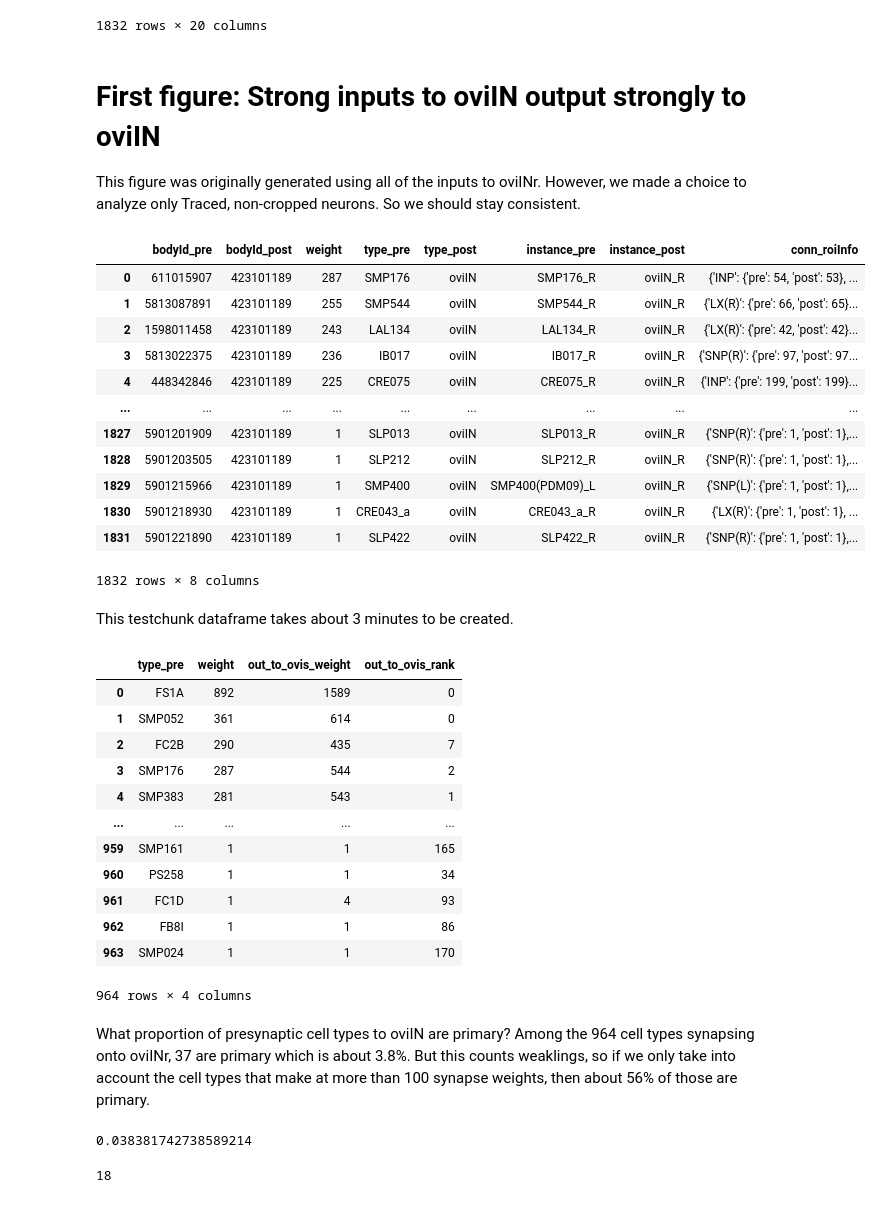
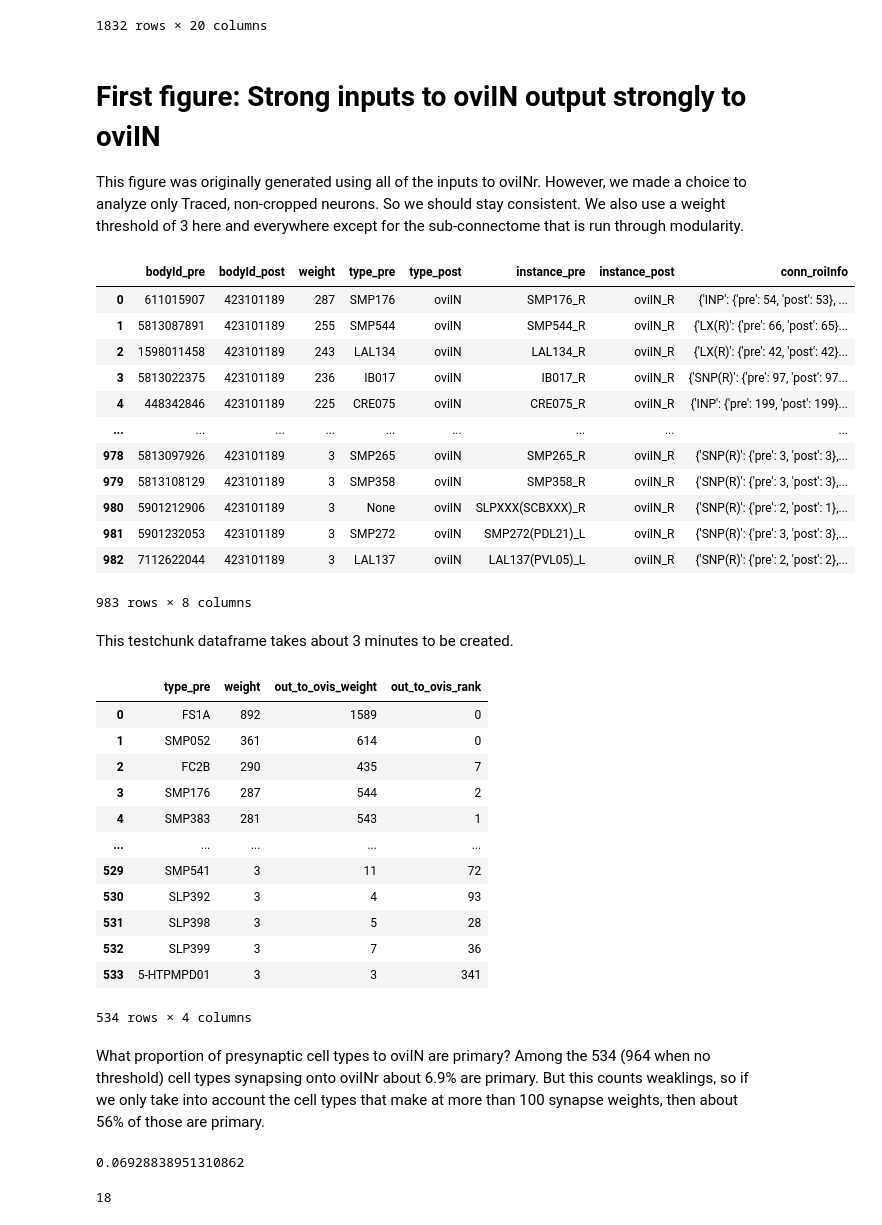
Before and after one commit to Gutierrez-lab/oviIN-inputs, a Jupyter notebook: hub_bespoke.ipynb, the cells around one changed output. Drawn from its saved outputs; the diff is of its cells as text; code cells hidden in the pictures.

```diff
--- a/hub_bespoke.ipynb
+++ b/hub_bespoke.ipynb
@@ -104,26 +93,28 @@ ovi_in_merged
 1832 rows × 20 columns
 # %% [markdown]
 # First figure: Strong inputs to oviIN output strongly to oviIN
-This figure was originally generated using all of the inputs to oviINr. However, we made a choice to analyze only Traced, non-cropped neurons. So we should stay consistent.
+This figure was originally generated using all of the inputs to oviINr. However, we made a choice to analyze only Traced, non-cropped neurons. So we should stay consistent. We also use a weight threshold of 3 here and everywhere except for the sub-connectome that is run through modularity.
 # %%
 # inputs to oviINr
-#ovi_inputs = fetch_simple_connections(None,oviINr_bodyID,min_weight=1)
-ovi_inputs = fetch_simple_connections(mod['id'],oviINr_bodyID,min_weight=1)
+weight_threshold = 3
+from neuprint import NeuronCriteria as NC
+#ovi_inputs = fetch_simple_connections(None,oviINr_bodyID,min_weight=weight_threshold)
+ovi_inputs = fetch_simple_connections(NC(status='Traced', cropped=False),oviINr_bodyID,min_weight=weight_threshold)
 ovi_inputs
 # %% [output]
 |  | bodyId_pre | bodyId_post | weight | type_pre | type_post | instance_pre | instance_post | conn_roiInfo |
 | 0 | 611015907 | 423101189 | 287 | SMP176 | oviIN | SMP176_R | oviIN_R | {'INP': {'pre': 54, 'post': 53}, ... |
 | 1 | 5813087891 | 423101189 | 255 | SMP544 | oviIN | SMP544_R | oviIN_R | {'LX(R)': {'pre': 66, 'post': 65}... |
 | 2 | 1598011458 | 423101189 | 243 | LAL134 | oviIN | LAL134_R | oviIN_R | {'LX(R)': {'pre': 42, 'post': 42}... |
 | 3 | 5813022375 | 423101189 | 236 | IB017 | oviIN | IB017_R | oviIN_R | {'SNP(R)': {'pre': 97, 'post': 97... |
 | 4 | 448342846 | 423101189 | 225 | CRE075 | oviIN | CRE075_R | oviIN_R | {'INP': {'pre': 199, 'post': 199}... |
 | ... | ... | ... | ... | ... | ... | ... | ... | ... |
-| 1827 | 5901201909 | 423101189 | 1 | SLP013 | oviIN | SLP013_R | oviIN_R | {'SNP(R)': {'pre': 1, 'post': 1},... |
-| 1828 | 5901203505 | 423101189 | 1 | SLP212 | oviIN | SLP212_R | oviIN_R | {'SNP(R)': {'pre': 1, 'post': 1},... |
-| 1829 | 5901215966 | 423101189 | 1 | SMP400 | oviIN | SMP400(PDM09)_L | oviIN_R | {'SNP(L)': {'pre': 1, 'post': 1},... |
-| 1830 | 5901218930 | 423101189 | 1 | CRE043_a | oviIN | CRE043_a_R | oviIN_R | {'LX(R)': {'pre': 1, 'post': 1}, ... |
-| 1831 | 5901221890 | 423101189 | 1 | SLP422 | oviIN | SLP422_R | oviIN_R | {'SNP(R)': {'pre': 1, 'post': 1},... |
+| 978 | 5813097926 | 423101189 | 3 | SMP265 | oviIN | SMP265_R | oviIN_R | {'SNP(R)': {'pre': 3, 'post': 3},... |
+| 979 | 5813108129 | 423101189 | 3 | SMP358 | oviIN | SMP358_R | oviIN_R | {'SNP(R)': {'pre': 3, 'post': 3},... |
+| 980 | 5901212906 | 423101189 | 3 | None | oviIN | SLPXXX(SCBXXX)_R | oviIN_R | {'SNP(R)': {'pre': 2, 'post': 1},... |
+| 981 | 5901232053 | 423101189 | 3 | SMP272 | oviIN | SMP272(PDL21)_L | oviIN_R | {'SNP(R)': {'pre': 3, 'post': 3},... |
+| 982 | 7112622044 | 423101189 | 3 | LAL137 | oviIN | LAL137(PVL05)_L | oviIN_R | {'SNP(R)': {'pre': 2, 'post': 2},... |
-1832 rows × 8 columns
+983 rows × 8 columns
 # %%
 # grab only necessary columns
 ovi_inputs = ovi_inputs[['type_pre','weight']]
@@ -166,19 +157,19 @@ testchunk
 | 3 | SMP176 | 287 | 544 | 2 |
 | 4 | SMP383 | 281 | 543 | 1 |
 | ... | ... | ... | ... | ... |
-| 959 | SMP161 | 1 | 1 | 165 |
-| 960 | PS258 | 1 | 1 | 34 |
-| 961 | FC1D | 1 | 4 | 93 |
-| 962 | FB8I | 1 | 1 | 86 |
-| 963 | SMP024 | 1 | 1 | 170 |
+| 529 | SMP541 | 3 | 11 | 72 |
+| 530 | SLP392 | 3 | 4 | 93 |
+| 531 | SLP398 | 3 | 5 | 28 |
+| 532 | SLP399 | 3 | 7 | 36 |
+| 533 | 5-HTPMPD01 | 3 | 3 | 341 |
-964 rows × 4 columns
+534 rows × 4 columns
 # %% [markdown]
-What proportion of presynaptic cell types to oviIN are primary? Among the 964 cell types synapsing onto oviINr, 37 are primary which is about 3.8%. But this counts weaklings, so if we only take into account the cell types that make at more than 100 synapse weights, then about 56% of those are primary.
+What proportion of presynaptic cell types to oviIN are primary? Among the 534 (964 when no threshold) cell types synapsing onto oviINr about 6.9% are primary. But this counts weaklings, so if we only take into account the cell types that make at more than 100 synapse weights, then about 56% of those are primary.
 # %%
 # proportion of cell types that have oviIN as their top output
 len(testchunk[testchunk['out_to_ovis_rank']==0])/len(testchunk)
 # %% [output]
-0.038381742738589214
+0.06928838951310862
 # %%
 # cell types that connect to oviIN with a weight greater than or equal to 100
 strong_testchunk = testchunk[testchunk['weight']>=100]
```
Also changed, not shown: parts of 37 cells of this notebook, 3 other files.
